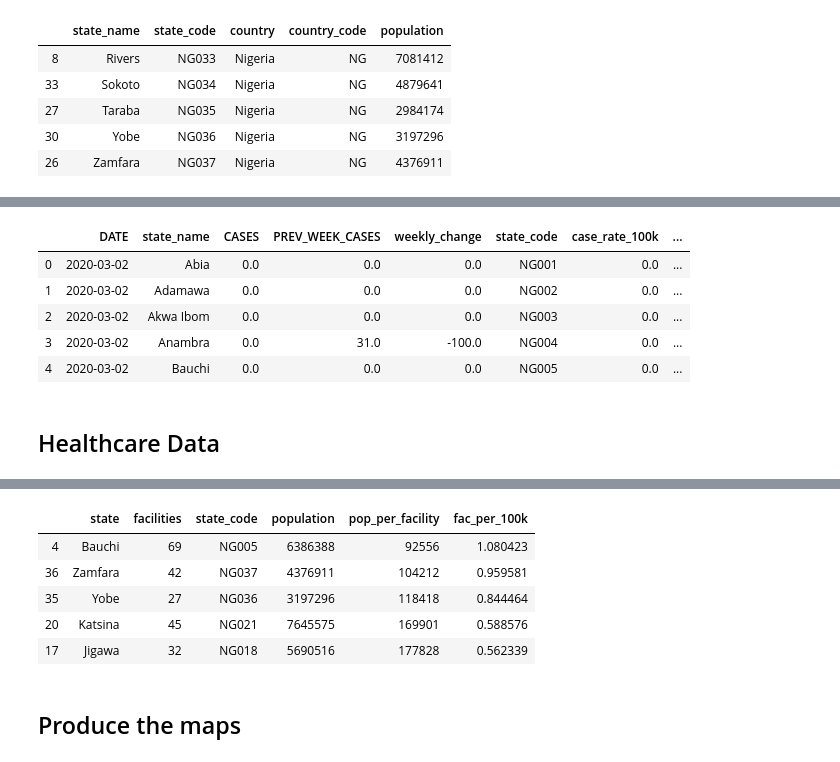
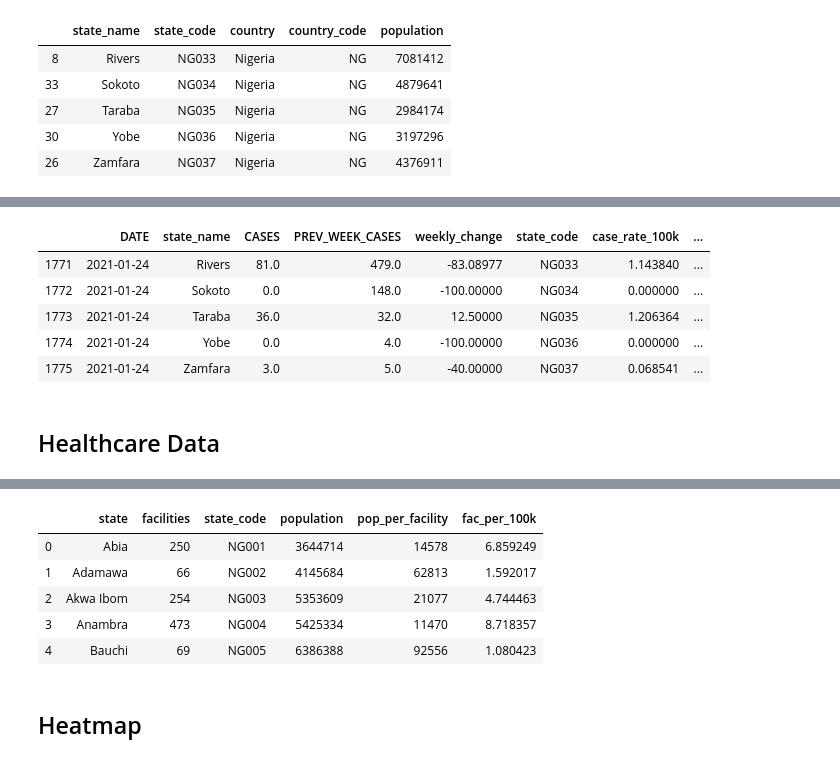
Before and after one commit to gwoj-92/covid-19-hackathon, a Jupyter notebook: covid-map-nigeria.ipynb, the cells around one changed output, grey strips where cells are left out. Drawn from its saved outputs; the diff is of its cells as text; code cells hidden in the pictures.

```diff
--- a/covid-map-nigeria.ipynb
+++ b/covid-map-nigeria.ipynb
@@ -177,12 +155,12 @@ state_cases_weekly['week'] = state_cases_weekly['DATE'].astype(str)
 # %%
-state_cases_weekly.head()
+state_cases_weekly.tail()
 # %% [output]
 |  | DATE | state_name | CASES | PREV_WEEK_CASES | weekly_change | state_code | case_rate_100k | ... |
-| 0 | 2020-03-02 | Abia | 0.0 | 0.0 | 0.0 | NG001 | 0.0 | ... |
-| 1 | 2020-03-02 | Adamawa | 0.0 | 0.0 | 0.0 | NG002 | 0.0 | ... |
-| 2 | 2020-03-02 | Akwa Ibom | 0.0 | 0.0 | 0.0 | NG003 | 0.0 | ... |
-| 3 | 2020-03-02 | Anambra | 0.0 | 31.0 | -100.0 | NG004 | 0.0 | ... |
-| 4 | 2020-03-02 | Bauchi | 0.0 | 0.0 | 0.0 | NG005 | 0.0 | ... |
+| 1771 | 2021-01-24 | Rivers | 81.0 | 479.0 | -83.08977 | NG033 | 1.143840 | ... |
+| 1772 | 2021-01-24 | Sokoto | 0.0 | 148.0 | -100.00000 | NG034 | 0.000000 | ... |
+| 1773 | 2021-01-24 | Taraba | 36.0 | 32.0 | 12.50000 | NG035 | 1.206364 | ... |
+| 1774 | 2021-01-24 | Yobe | 0.0 | 4.0 | -100.00000 | NG036 | 0.000000 | ... |
+| 1775 | 2021-01-24 | Zamfara | 3.0 | 5.0 | -40.00000 | NG037 | 0.068541 | ... |
 # %% [markdown]
 ## Healthcare Data
 # %%
@@ -215,11 +196,11 @@ healthcare_by_state['fac_per_100k'] = (healthcare_by_state['facilities']/healthc
 # %%
-healthcare_by_state.sort_values(by='pop_per_facility').tail()
+healthcare_by_state.sort_values(by='state').head()
 # %% [output]
 |  | state | facilities | state_code | population | pop_per_facility | fac_per_100k |
+| 0 | Abia | 250 | NG001 | 3644714 | 14578 | 6.859249 |
+| 1 | Adamawa | 66 | NG002 | 4145684 | 62813 | 1.592017 |
+| 2 | Akwa Ibom | 254 | NG003 | 5353609 | 21077 | 4.744463 |
+| 3 | Anambra | 473 | NG004 | 5425334 | 11470 | 8.718357 |
 | 4 | Bauchi | 69 | NG005 | 6386388 | 92556 | 1.080423 |
-| 36 | Zamfara | 42 | NG037 | 4376911 | 104212 | 0.959581 |
-| 35 | Yobe | 27 | NG036 | 3197296 | 118418 | 0.844464 |
-| 20 | Katsina | 45 | NG021 | 7645575 | 169901 | 0.588576 |
-| 17 | Jigawa | 32 | NG018 | 5690516 | 177828 | 0.562339 |
-# %% [markdown]
-## Produce the maps
+# %% [markdown]
+## Heatmap
```
Also changed, not shown: parts of 28 cells of this notebook, 2 other files.
